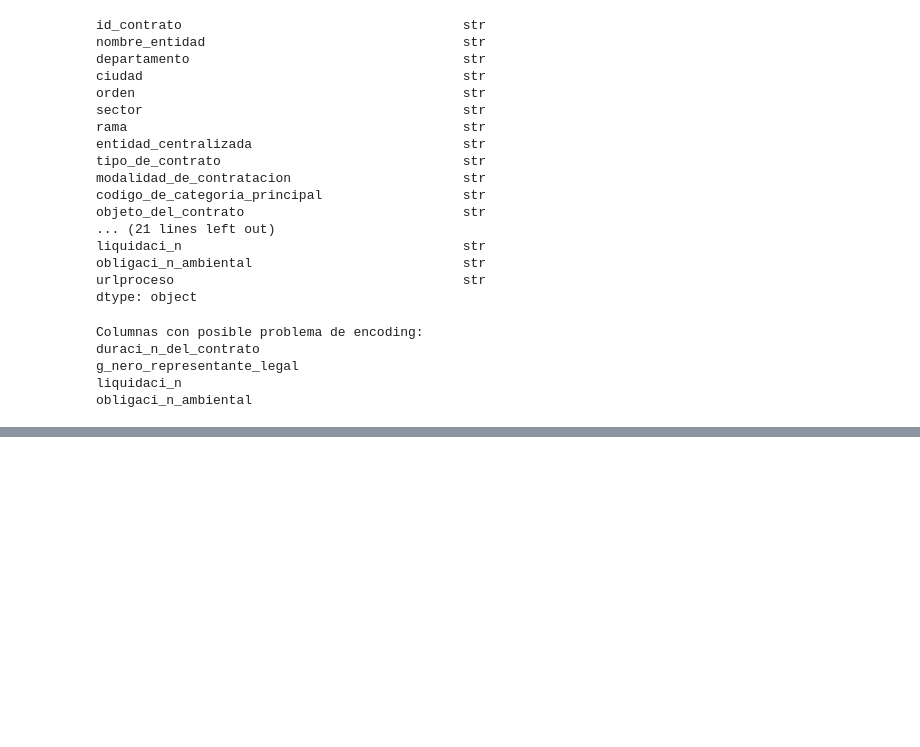
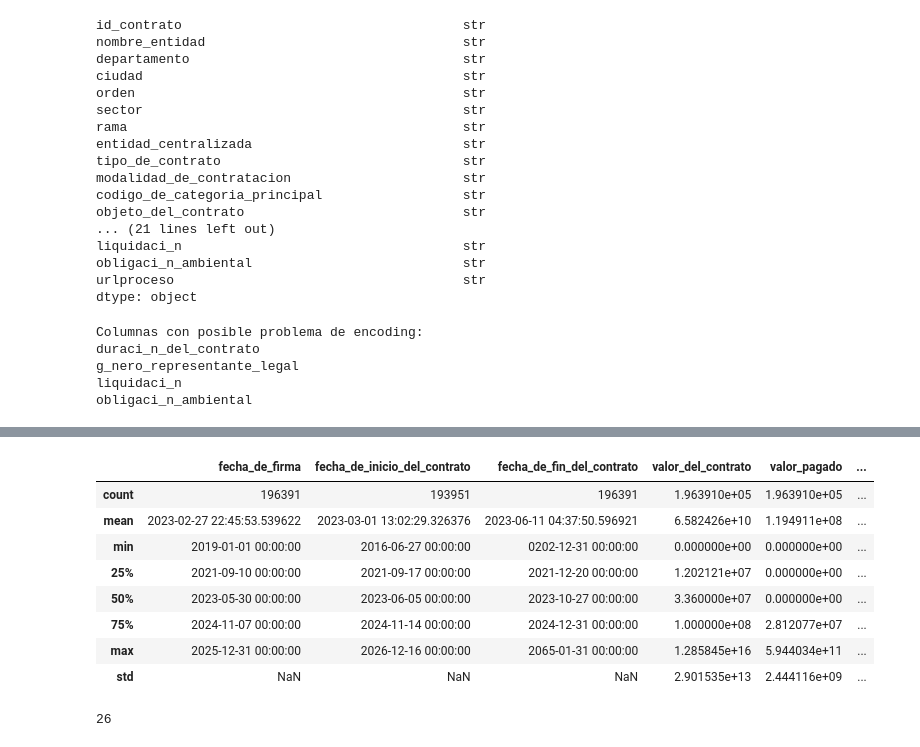
Before and after one commit to rporras10/secop-eda, a Jupyter notebook: eda_secop.ipynb, the cells around one changed output, grey strips where cells are left out. Drawn from its saved outputs; the diff is of its cells as text; code cells hidden in the pictures; blank space fills up the shorter version.

```diff
--- a/eda_secop.ipynb
+++ b/eda_secop.ipynb
@@ -66,0 +122,16 @@ obligaci_n_ambiental
+# %%
+secop_df.describe()
+# %% [output]
+|  | fecha_de_firma | fecha_de_inicio_del_contrato | fecha_de_fin_del_contrato | valor_del_contrato | valor_pagado | ... |
+| count | 196391 | 193951 | 196391 | 1.963910e+05 | 1.963910e+05 | ... |
+| mean | 2023-02-27 22:45:53.539622 | 2023-03-01 13:02:29.326376 | 2023-06-11 04:37:50.596921 | 6.582426e+10 | 1.194911e+08 | ... |
+| min | 2019-01-01 00:00:00 | 2016-06-27 00:00:00 | 0202-12-31 00:00:00 | 0.000000e+00 | 0.000000e+00 | ... |
+| 25% | 2021-09-10 00:00:00 | 2021-09-17 00:00:00 | 2021-12-20 00:00:00 | 1.202121e+07 | 0.000000e+00 | ... |
+| 50% | 2023-05-30 00:00:00 | 2023-06-05 00:00:00 | 2023-10-27 00:00:00 | 3.360000e+07 | 0.000000e+00 | ... |
+| 75% | 2024-11-07 00:00:00 | 2024-11-14 00:00:00 | 2024-12-31 00:00:00 | 1.000000e+08 | 2.812077e+07 | ... |
+| max | 2025-12-31 00:00:00 | 2026-12-16 00:00:00 | 2065-01-31 00:00:00 | 1.285845e+16 | 5.944034e+11 | ... |
+| std | NaN | NaN | NaN | 2.901535e+13 | 2.444116e+09 | ... |
+# %%
+secop_df['sector'].nunique()
+# %% [output]
+26
```
Also changed, not shown: parts of 11 cells of this notebook.
